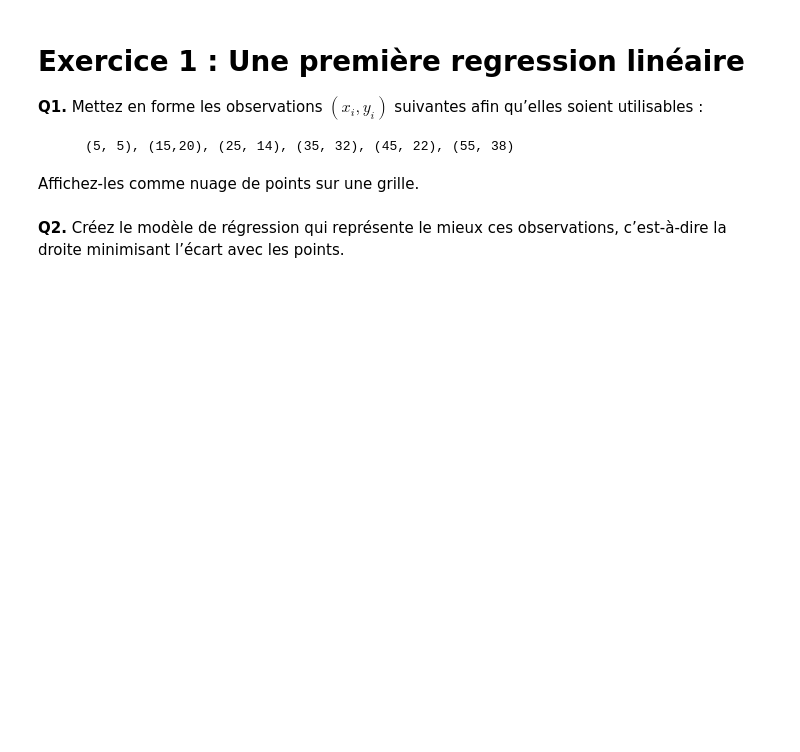
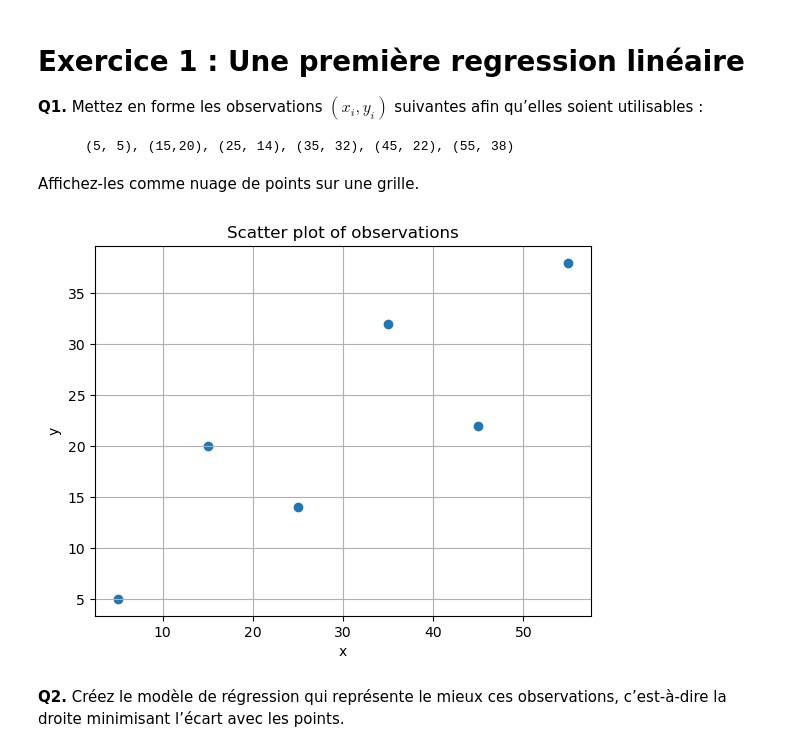
Before and after one commit to linventif/tp-data-science, a Jupyter notebook: tp05/tp_mm05_template.ipynb, the cells around one changed output. Saved outputs shown, nothing was run; the diff lists cells and outputs as text; code cells hidden in the pictures; blank space fills up the shorter version.

```diff
--- a/tp05/tp_mm05_template.ipynb
+++ b/tp05/tp_mm05_template.ipynb
@@ -38,5 +38,22 @@ __Q1.__ Mettez en forme les observations $(x_i, y_i)$ suivantes afin qu’elles
         (5, 5), (15,20), (25, 14), (35, 32), (45, 22), (55, 38)
 
 Affichez-les comme nuage de points sur une grille.
+# %%
+# Define the observations
+observations = np.array([[5, 5], [15, 20], [25, 14], [35, 32], [45, 22], [55, 38]])
+
+# Separate the observations into x and y coordinates
+x = observations[:, 0]
+y = observations[:, 1]
+
+# Plot the observations as a scatter plot
+plt.scatter(x, y)
+plt.xlabel('x')
+plt.ylabel('y')
+plt.title('Scatter plot of observations')
+plt.grid(True)
+plt.show()
+# %% [output]
+[figure, added]
 # %% [markdown]
 __Q2.__ Créez le modèle de régression qui représente le mieux ces observations, c’est-à-dire la droite minimisant l’écart avec les points.
```
Also changed, not shown: parts of 18 cells of this notebook, 2 other files.
